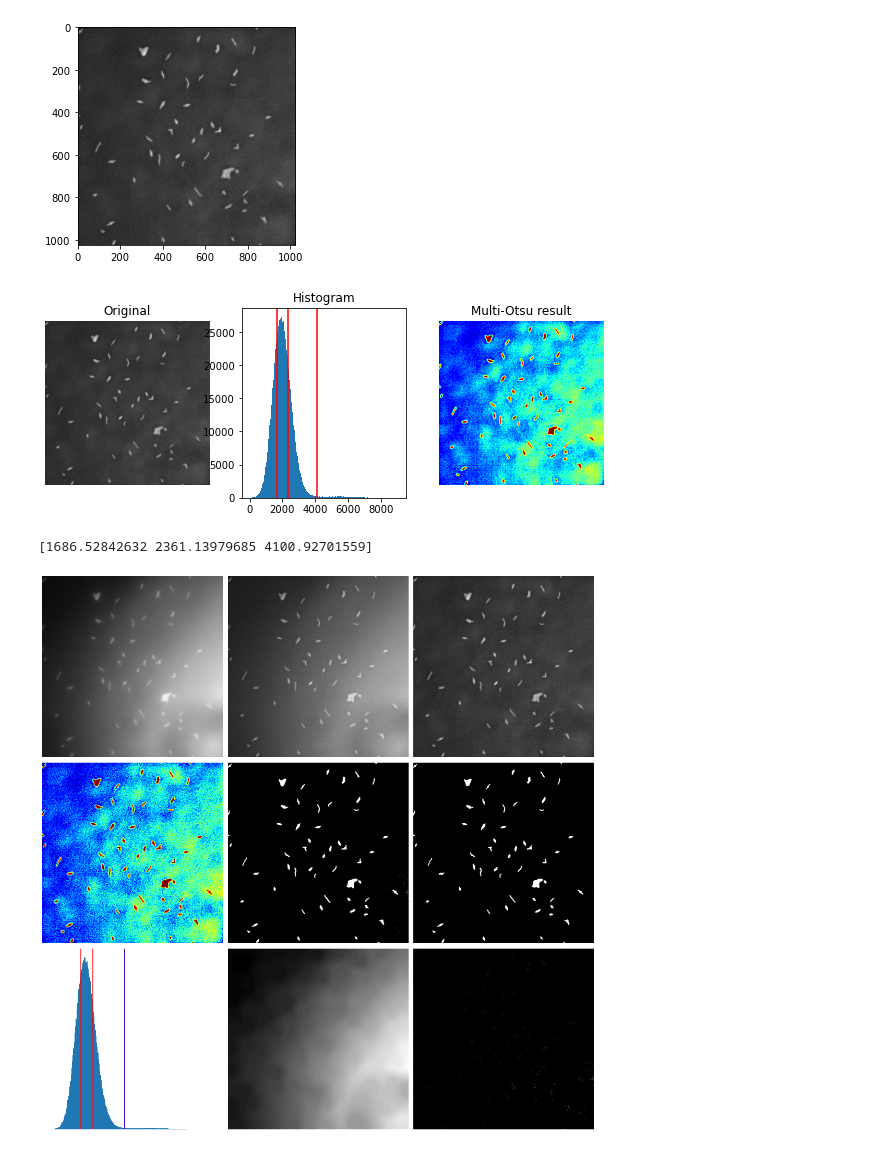
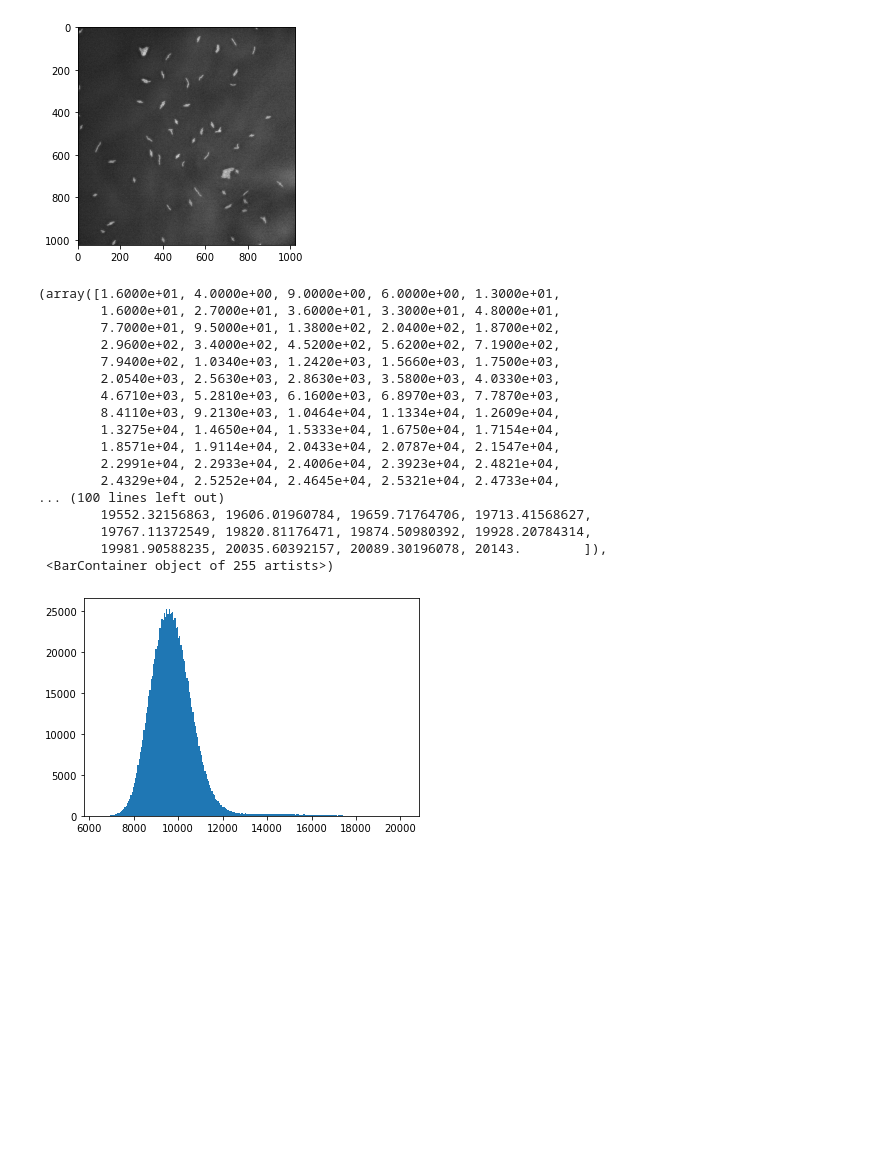
Before and after one commit to ZiyangCh3n/Pilus_Sensing, a Jupyter notebook: test.ipynb, the cells around one changed output. Cells and saved outputs as stored; diff of their text form; code cells hidden in the pictures; blank space fills up the shorter version.

```diff
--- a/test.ipynb
+++ b/test.ipynb
@@ -23,11 +21,11 @@ plt.imshow(img_sharp, cmap = 'gray')
 # %%
-background = restoration.rolling_ball(img_sharp, radius = 50)
+background = restoration.rolling_ball(img_sharp, radius = 100)
 plt.imshow(background, cmap = 'gray')
 # %% [output]
 <matplotlib.image.AxesImage at 0x...>
 [figure]
 # %%
-background_normal = util.img_as_int(filters.rank.mean(util.img_as_int(background.astype(int)), selem = morphology.disk(30)))
+background_normal = filters.rank.mean(background, selem = morphology.disk(30))
 plt.imshow(background_normal, cmap = 'gray')
 # %% [output]
 <matplotlib.image.AxesImage at 0x...>
@@ -36,11 +34,32 @@ plt.imshow(background_normal, cmap = 'gray')
 img_bg_reduced = img_sharp - background_normal
 img_bg_reduced[img_sharp < background_normal] = 0
 # img_bg_reduced[img_bg_reduced <0 ] = 0
-# img_bg_reduced = exposure.rescale_intensity(img_bg_reduced, out_range = (np.min(img_sharp), np.max(img_sharp)))
+img_bg_reduced = exposure.rescale_intensity(img_bg_reduced, out_range = (np.min(img_sharp), np.max(img_sharp)))
 # img_bg_reduced = (img_bg_reduced.astype(np.int16))
 plt.imshow(img_bg_reduced, cmap = 'gray')
 # plt.hist(img_bg_reduced.ravel(), bins=255)
 # %% [output]
 <matplotlib.image.AxesImage at 0x...>
 [figure]
+# %%
+plt.hist(img_bg_reduced.ravel(), bins = 255)
+# %% [output]
+(array([1.6000e+01, 4.0000e+00, 9.0000e+00, 6.0000e+00, 1.3000e+01,
+        1.6000e+01, 2.7000e+01, 3.6000e+01, 3.3000e+01, 4.8000e+01,
+        7.7000e+01, 9.5000e+01, 1.3800e+02, 2.0400e+02, 1.8700e+02,
+        2.9600e+02, 3.4000e+02, 4.5200e+02, 5.6200e+02, 7.1900e+02,
+        7.9400e+02, 1.0340e+03, 1.2420e+03, 1.5660e+03, 1.7500e+03,
+        2.0540e+03, 2.5630e+03, 2.8630e+03, 3.5800e+03, 4.0330e+03,
+        4.6710e+03, 5.2810e+03, 6.1600e+03, 6.8970e+03, 7.7870e+03,
+        8.4110e+03, 9.2130e+03, 1.0464e+04, 1.1334e+04, 1.2609e+04,
+        1.3275e+04, 1.4650e+04, 1.5333e+04, 1.6750e+04, 1.7154e+04,
+        1.8571e+04, 1.9114e+04, 2.0433e+04, 2.0787e+04, 2.1547e+04,
+        2.2991e+04, 2.2933e+04, 2.4006e+04, 2.3923e+04, 2.4821e+04,
+        2.4329e+04, 2.5252e+04, 2.4645e+04, 2.5321e+04, 2.4733e+04,
+... (100 lines left out)
+        19552.32156863, 19606.01960784, 19659.71764706, 19713.41568627,
+        19767.11372549, 19820.81176471, 19874.50980392, 19928.20784314,
+        19981.90588235, 20035.60392157, 20089.30196078, 20143.        ]),
+ <BarContainer object of 255 artists>)
+[figure, added]
 # %%
@@ -73,7 +92,4 @@ plt.subplots_adjust()
 
 plt.show()
 print(thresholds)
-thresh = [thr for thr in thresholds if thr > 2400][0]
+thresh = [thr for thr in thresholds if thr > 10][0]
-# %% [output]
-[figure, removed]
-[1686.52842632 2361.13979685 4100.92701559]
@@ -89,24 +95,0 @@ res = morphology.white_tophat(img_hyst, morphology.disk(1))
-# %%
-fig, ax = plt.subplots(nrows = 3, ncols = 3, figsize = (15, 15))
-
-ax[0, 0].imshow(img_raw, cmap = 'gray')
-ax[0, 1].imshow(img_sharp, cmap = 'gray')
-ax[0, 2].imshow(img_bg_reduced, cmap = 'gray')
-ax[1, 0].imshow(regions, cmap = 'jet')
-ax[1, 1].imshow(img_hyst, cmap = 'gray')
-ax[1, 2].imshow(img_hyst - np.int0(res), cmap = 'gray')
-ax[2, 0].hist(img_bg_reduced.ravel(), bins=256)
-for thr in thresholds:
-    ax[2, 0].axvline(thr, color='r')
-ax[2, 0].axvline(thresh, color = 'b')
-# ax[2, 0].axvline(thresh, color='r')
-ax[2, 1].imshow(background_normal, cmap = 'gray')
-ax[2, 2].imshow(res, cmap = 'gray')
-for a in ax.ravel():
-    a.axis('off')
-
-plt.tight_layout()
-
-plt.show()
-# %% [output]
-[figure, removed]
```
Also changed, not shown: parts of 9 cells of this notebook, 1 other file.
